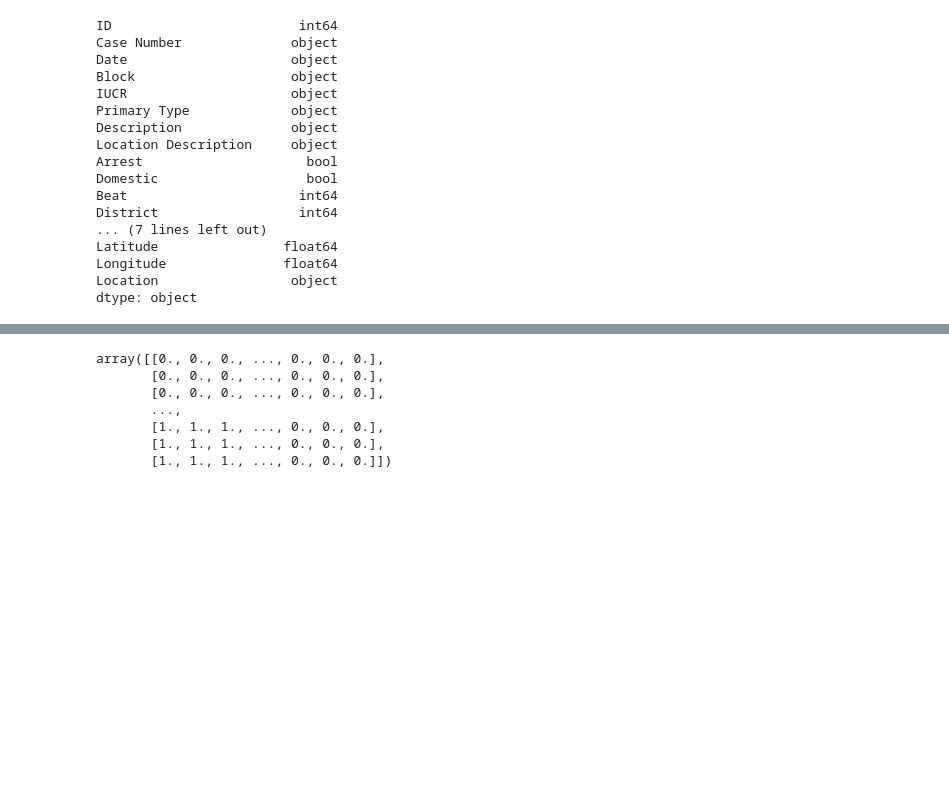
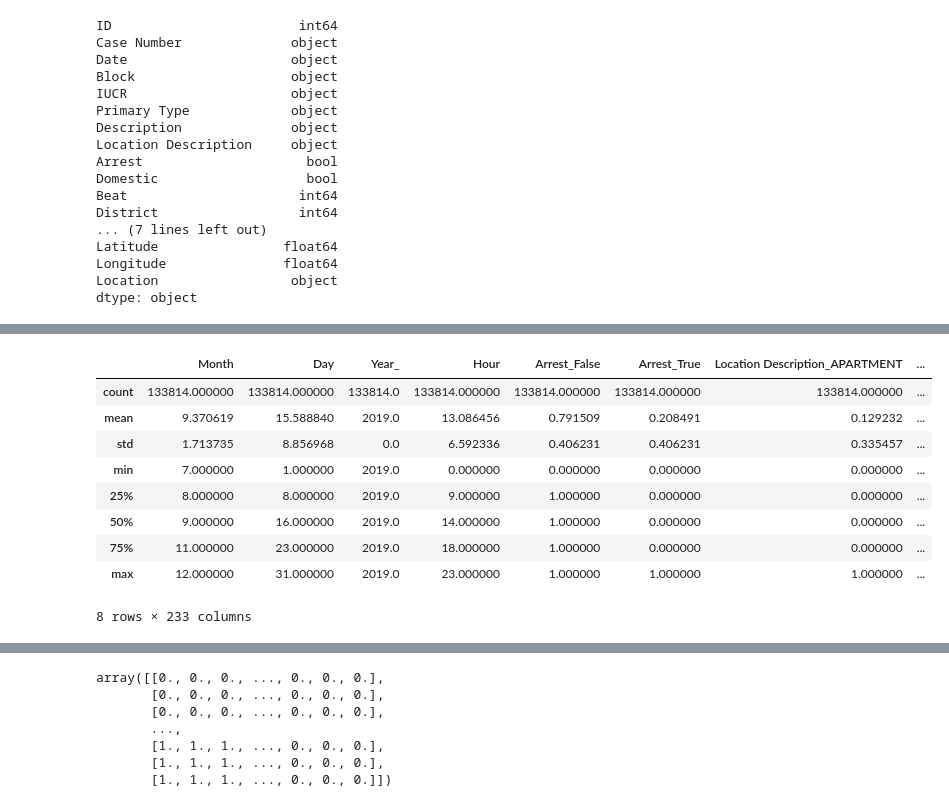
Before and after one commit to JiaqiGao/Pubpol-BA-Research, a Jupyter notebook: project.ipynb, the cells around one changed output, grey strips where cells are left out. Drawn from its saved outputs; the diff is of its cells as text; code cells hidden in the pictures; blank space fills up the shorter version.

```diff
--- a/project.ipynb
+++ b/project.ipynb
@@ -32,6 +40,7 @@ Months = []
 Days   = []
 Years  = []
 Hours  = []
+MDY    = []
 
 for row in crime_data['Date']:
     d = datetime.datetime.strptime(row, '%m/%d/%Y %I:%M:%S %p')
@@ -39,10 +48,10 @@ for row in crime_data['Date']:
     Days.append(d.day)
     Years.append(d.year)
     Hours.append(d.hour)
+    MDY.append(datetime.datetime.strptime(row[:10], '%m/%d/%Y'))
 
 crime_data['Month'] = Months
 crime_data['Day'] = Days
-crime_data['Year'] = Years
+crime_data['Year_'] = Years
 crime_data['Hour'] = Hours
-
-crime_data[-4:]
+crime_data['MDY'] = MDY
@@ -56,6 +58,6 @@ crime_data[-4:]
 # %%
-# 1-hot encoding for: Arrest, Location Description, Domestic, District, Primary Type, Community Area
-discrete_variables = "Arrest, Location Description, Domestic, District, Primary Type, Community Area".split(", ")
+# 1-hot encoding for: Arrest, Location Description, Domestic, District, Primary Type
+discrete_variables = "Arrest, Location Description, Domestic, District, Primary Type".split(", ")
 print(discrete_variables)
 for variable in discrete_variables:
     for dtype in crime_data[variable].dropna().unique():
@@ -63,5 +65,4 @@ for variable in discrete_variables:
             crime_data[variable+"_"+str(dtype)]  = 1*(crime_data[variable] == dtype)
 
 crime_data = crime_data.drop(columns=cols_to_remove)
-crime_data[-4:]
 # %% [output]
@@ -90,7 +69,0 @@ Length: 292, dtype: float64
-# %%
-#scale all variables to be between 0 and 1
-#iterate through all columns
-for c in crime_data.columns:
-    crime_data[c] = (crime_data[c]-crime_data[c].min())/(crime_data[c].max() - crime_data[c].min())
-
-crime_data.std().sort_values()
@@ -114,0 +70,11 @@ Length: 294, dtype: float64
+# %%
+# pre-intervention and post-intervention
+pre_intervention_data = (crime_data[crime_data['Year_']==2019]).copy(deep=True)
+intervention_data = (crime_data[crime_data['Year_']==2020]).copy(deep=True)
+intervention_data = (intervention_data[intervention_data['Month']<5])
+
+post_intervention_data = (crime_data[crime_data['Year_']==2020]).copy(deep=True)
+post_intervention_data = (post_intervention_data[post_intervention_data['Month']>=5])
+# post_intervention_data = (crime_data[crime_data['Year_']==2020 and (not(crime_data[crime_data['Month'] in [1,2,3,4]]))]).copy(deep=True)
+
+print(intervention_data.dtypes)
@@ -114,0 +138,13 @@ Length: 294, dtype: float64
+# %%
+pre_intervention_data.describe()
+# %% [output]
+|  | Month | Day | Year_ | Hour | Arrest_False | Arrest_True | Location Description_APARTMENT | ... |
+| count | 133814.000000 | 133814.000000 | 133814.0 | 133814.000000 | 133814.000000 | 133814.000000 | 133814.000000 | ... |
+| mean | 9.370619 | 15.588840 | 2019.0 | 13.086456 | 0.791509 | 0.208491 | 0.129232 | ... |
+| std | 1.713735 | 8.856968 | 0.0 | 6.592336 | 0.406231 | 0.406231 | 0.335457 | ... |
+| min | 7.000000 | 1.000000 | 2019.0 | 0.000000 | 0.000000 | 0.000000 | 0.000000 | ... |
+| 25% | 8.000000 | 8.000000 | 2019.0 | 9.000000 | 1.000000 | 0.000000 | 0.000000 | ... |
+| 50% | 9.000000 | 16.000000 | 2019.0 | 14.000000 | 1.000000 | 0.000000 | 0.000000 | ... |
+| 75% | 11.000000 | 23.000000 | 2019.0 | 18.000000 | 1.000000 | 0.000000 | 0.000000 | ... |
+| max | 12.000000 | 31.000000 | 2019.0 | 23.000000 | 1.000000 | 1.000000 | 1.000000 | ... |
+8 rows × 233 columns
```
Also changed, not shown: parts of 13 cells of this notebook, 1 other file.
